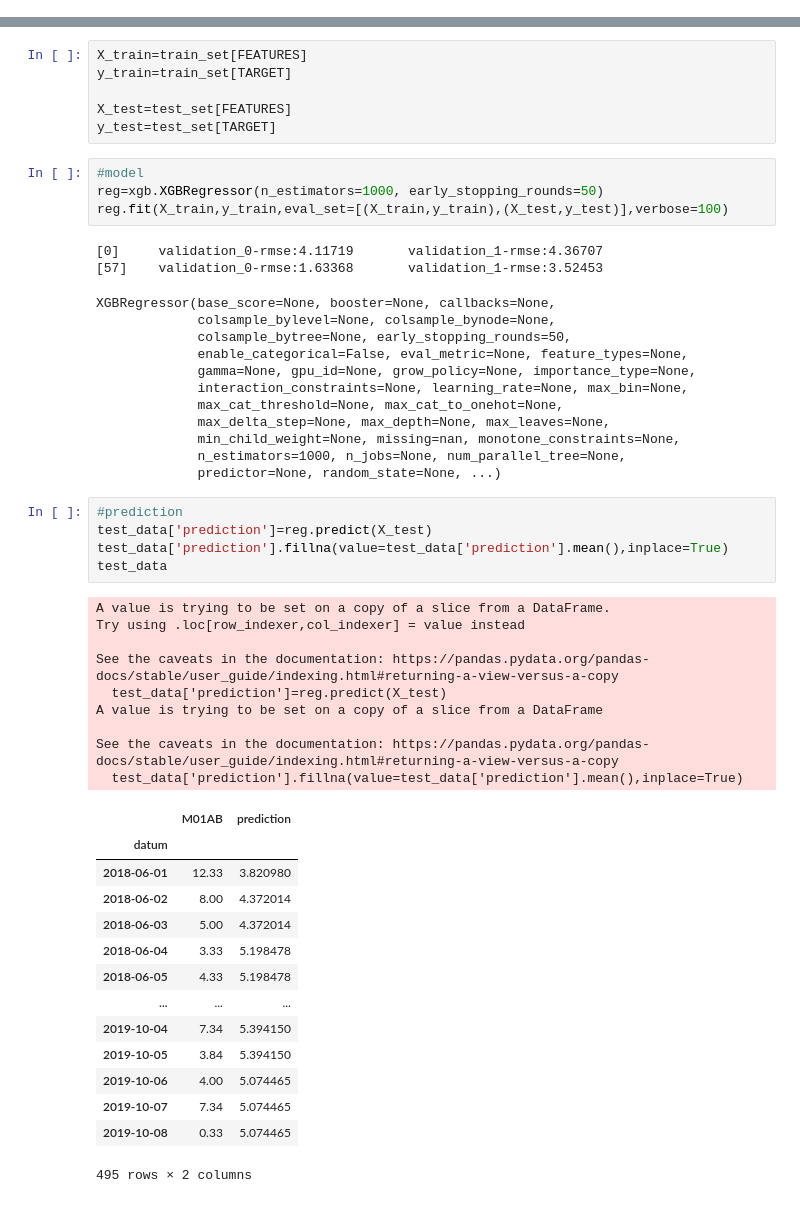
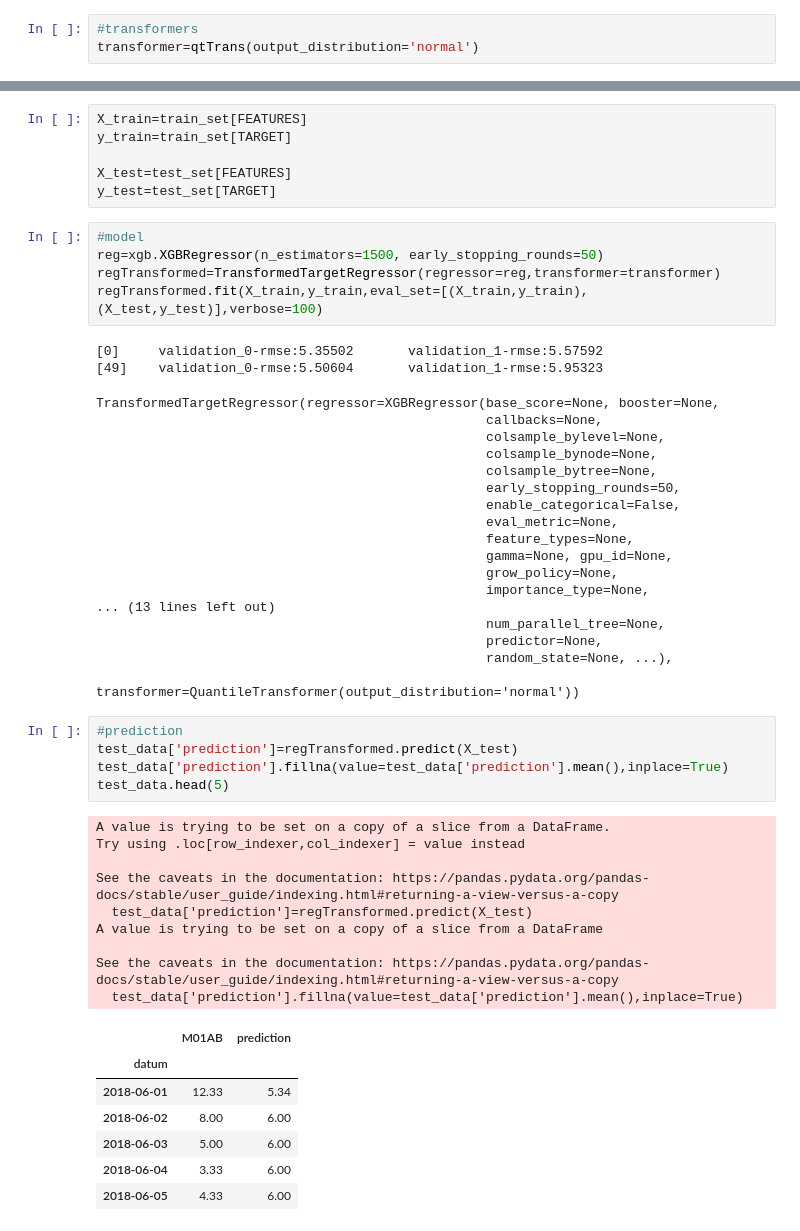
Before and after one commit to varma59/MedicineDemand-TimeSeries, a Jupyter notebook: demand-timeseries.ipynb, the cells around one changed output, grey strips where cells are left out. Saved outputs shown, nothing was run; the diff lists cells and outputs as text.

Commit message:
Added transformation of data and done some hyper-parameter tuning to give optimal performance

```diff
--- a/demand-timeseries.ipynb
+++ b/demand-timeseries.ipynb
@@ -181,3 +187,6 @@ plt.show()
+# %%
+#transformers
+transformer=qtTrans(output_distribution='normal')
 # %%
 #model development
 #run train and test through features function to create features we are going to use
@@ -193,51 +202,51 @@ X_test=test_set[FEATURES]
 y_test=test_set[TARGET]
 # %%
 #model
-reg=xgb.XGBRegressor(n_estimators=1000, early_stopping_rounds=50)
-reg.fit(X_train,y_train,eval_set=[(X_train,y_train),(X_test,y_test)],verbose=100)
+reg=xgb.XGBRegressor(n_estimators=1500, early_stopping_rounds=50)
+regTransformed=TransformedTargetRegressor(regressor=reg,transformer=transformer)
+regTransformed.fit(X_train,y_train,eval_set=[(X_train,y_train),(X_test,y_test)],verbose=100)
 # %% [output]
-[0]     validation_0-rmse:4.11719       validation_1-rmse:4.36707
-[57]    validation_0-rmse:1.63368       validation_1-rmse:3.52453
+[0]     validation_0-rmse:5.35502       validation_1-rmse:5.57592
+[49]    validation_0-rmse:5.50604       validation_1-rmse:5.95323
-XGBRegressor(base_score=None, booster=None, callbacks=None,
-             colsample_bylevel=None, colsample_bynode=None,
-             colsample_bytree=None, early_stopping_rounds=50,
-             enable_categorical=False, eval_metric=None, feature_types=None,
-             gamma=None, gpu_id=None, grow_policy=None, importance_type=None,
-             interaction_constraints=None, learning_rate=None, max_bin=None,
-             max_cat_threshold=None, max_cat_to_onehot=None,
-             max_delta_step=None, max_depth=None, max_leaves=None,
-             min_child_weight=None, missing=nan, monotone_constraints=None,
-             n_estimators=1000, n_jobs=None, num_parallel_tree=None,
-             predictor=None, random_state=None, ...)
+TransformedTargetRegressor(regressor=XGBRegressor(base_score=None, booster=None,
+                                                  callbacks=None,
+                                                  colsample_bylevel=None,
+                                                  colsample_bynode=None,
+                                                  colsample_bytree=None,
+                                                  early_stopping_rounds=50,
+                                                  enable_categorical=False,
+                                                  eval_metric=None,
+                                                  feature_types=None,
+                                                  gamma=None, gpu_id=None,
+                                                  grow_policy=None,
+                                                  importance_type=None,
+... (13 lines left out)
+                                                  num_parallel_tree=None,
+                                                  predictor=None,
+                                                  random_state=None, ...),
+                           transformer=QuantileTransformer(output_distribution='normal'))
 # %%
 #prediction
-test_data['prediction']=reg.predict(X_test)
+test_data['prediction']=regTransformed.predict(X_test)
 test_data['prediction'].fillna(value=test_data['prediction'].mean(),inplace=True)
-test_data
+test_data.head(5)
 # %% [output]
 A value is trying to be set on a copy of a slice from a DataFrame.
 Try using .loc[row_indexer,col_indexer] = value instead
 
 See the caveats in the documentation: https://pandas.pydata.org/pandas-docs/stable/user_guide/indexing.html#returning-a-view-versus-a-copy
-  test_data['prediction']=reg.predict(X_test)
+  test_data['prediction']=regTransformed.predict(X_test)
 A value is trying to be set on a copy of a slice from a DataFrame
 
 See the caveats in the documentation: https://pandas.pydata.org/pandas-docs/stable/user_guide/indexing.html#returning-a-view-versus-a-copy
   test_data['prediction'].fillna(value=test_data['prediction'].mean(),inplace=True)
 |  | M01AB | prediction |
 | datum |  |  |
-| 2018-06-01 | 12.33 | 3.820980 |
-| 2018-06-02 | 8.00 | 4.372014 |
-| 2018-06-03 | 5.00 | 4.372014 |
-| 2018-06-04 | 3.33 | 5.198478 |
-| 2018-06-05 | 4.33 | 5.198478 |
-| ... | ... | ... |
-| 2019-10-04 | 7.34 | 5.394150 |
-| 2019-10-05 | 3.84 | 5.394150 |
-| 2019-10-06 | 4.00 | 5.074465 |
-| 2019-10-07 | 7.34 | 5.074465 |
-| 2019-10-08 | 0.33 | 5.074465 |
+| 2018-06-01 | 12.33 | 5.34 |
+| 2018-06-02 | 8.00 | 6.00 |
+| 2018-06-03 | 5.00 | 6.00 |
+| 2018-06-04 | 3.33 | 6.00 |
+| 2018-06-05 | 4.33 | 6.00 |
-495 rows × 2 columns
 # %%
 df=df.merge(test_data[['prediction']], how='left',left_index=True,right_index=True).dropna()
 
```
Also changed, not shown: parts of 8 cells of this notebook, 2 other files.
